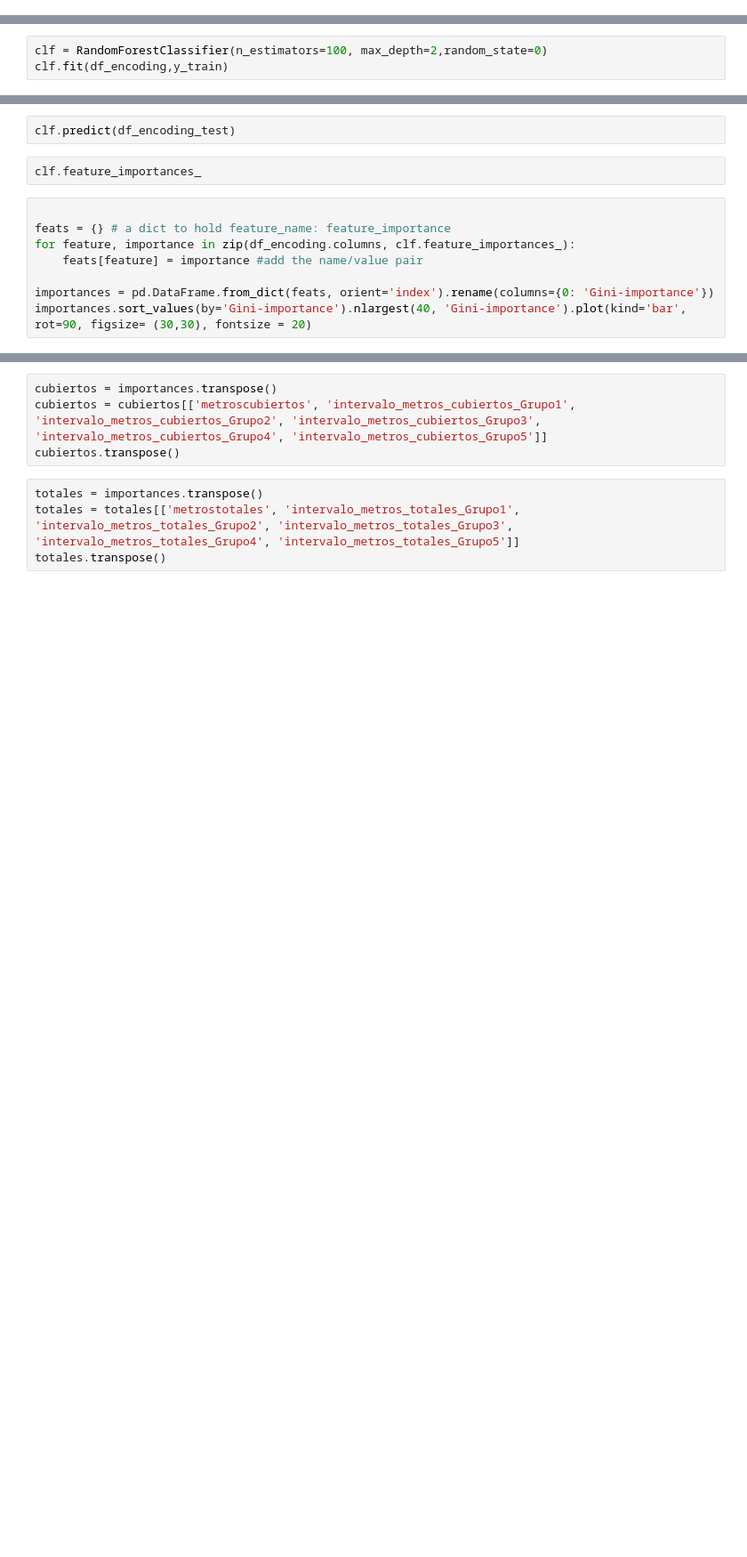
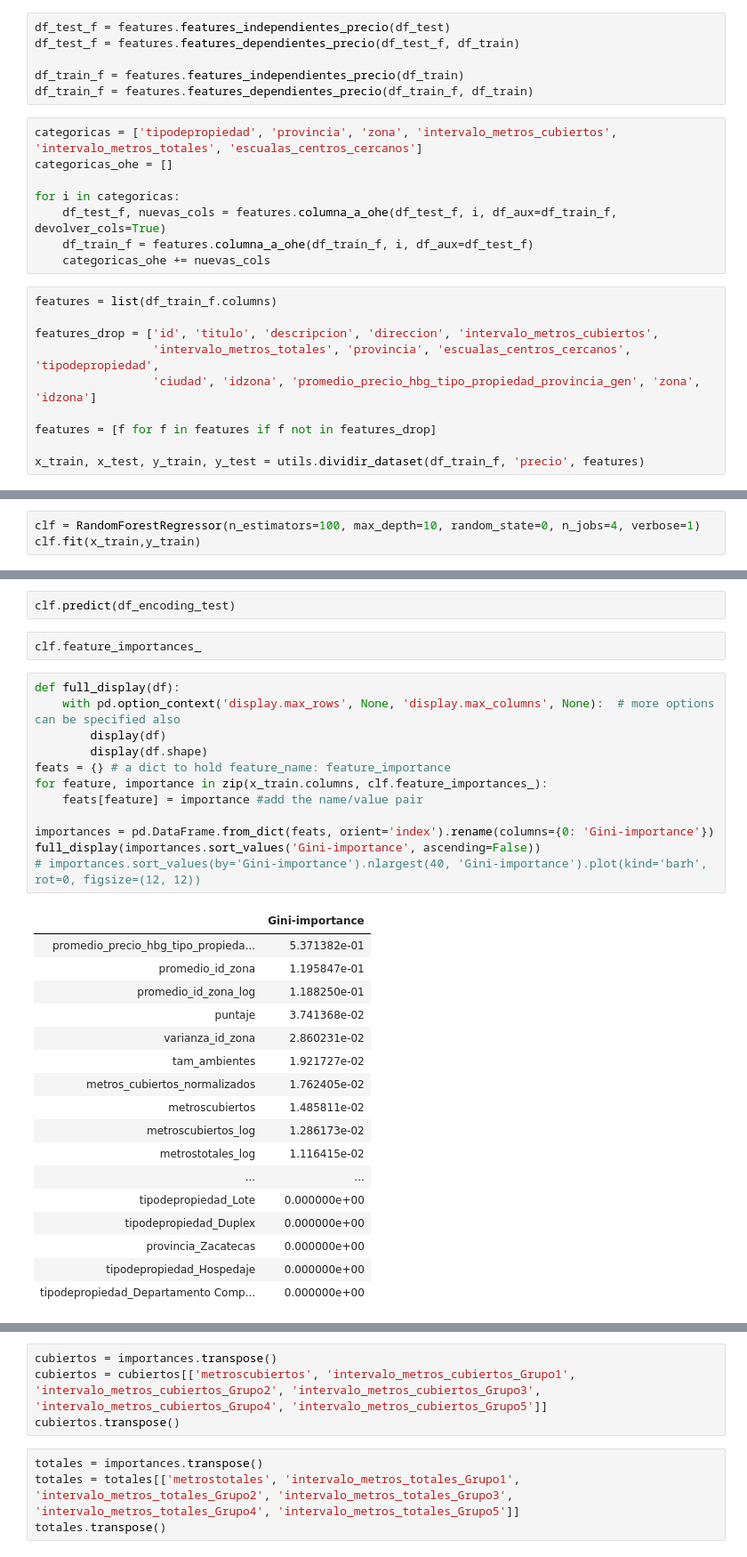
Before and after one commit to JDSanto/datos-tp2, a Jupyter notebook: Random_forest.ipynb, the cells around one changed output, grey strips where cells are left out. Shown at 89% size. Drawn from its saved outputs; the diff is of its cells as text; blank space fills up the shorter version.

Commit message:
Nuevos features, test en Random Forest

```diff
--- a/Random_forest.ipynb
+++ b/Random_forest.ipynb
@@ -43,0 +23,24 @@ categoricos_test = df_ohe_test.fillna(0)
+# %%
+df_test_f = features.features_independientes_precio(df_test)
+df_test_f = features.features_dependientes_precio(df_test_f, df_train)
+
+df_train_f = features.features_independientes_precio(df_train)
+df_train_f = features.features_dependientes_precio(df_train_f, df_train)
+# %%
+categoricas = ['tipodepropiedad', 'provincia', 'zona', 'intervalo_metros_cubiertos', 'intervalo_metros_totales', 'escualas_centros_cercanos']
+categoricas_ohe = []
+
+for i in categoricas:
+    df_test_f, nuevas_cols = features.columna_a_ohe(df_test_f, i, df_aux=df_train_f, devolver_cols=True)
+    df_train_f = features.columna_a_ohe(df_train_f, i, df_aux=df_test_f)
+    categoricas_ohe += nuevas_cols
+# %%
+features = list(df_train_f.columns)
+
+features_drop = ['id', 'titulo', 'descripcion', 'direccion', 'intervalo_metros_cubiertos',
+                 'intervalo_metros_totales', 'provincia', 'escualas_centros_cercanos', 'tipodepropiedad',
+                 'ciudad', 'idzona', 'promedio_precio_hbg_tipo_propiedad_provincia_gen', 'zona', 'idzona']
+
+features = [f for f in features if f not in features_drop]
+
+x_train, x_test, y_train, y_test = utils.dividir_dataset(df_train_f, 'precio', features)
@@ -49,5 +68,5 @@ zona_test = x_test.drop(['titulo', 'descripcion','direccion', 'zona', 'intervalo
 df_encoding_test = pd.merge(zona_test, categoricos_test, on= 'id', how= 'left')
 df_encoding_test = df_encoding_test.drop(['tipodepropiedad_Garage', 'tipodepropiedad_Hospedaje'],axis =1)
 # %%
-clf = RandomForestClassifier(n_estimators=100, max_depth=2,random_state=0)
-clf.fit(df_encoding,y_train)
+clf = RandomForestRegressor(n_estimators=100, max_depth=10, random_state=0, n_jobs=4, verbose=1)
+clf.fit(x_train,y_train)
@@ -63,10 +95,32 @@ clf.predict(df_encoding_test)
 # %%
 clf.feature_importances_
 # %%
-
+def full_display(df):
+    with pd.option_context('display.max_rows', None, 'display.max_columns', None):  # more options can be specified also
+        display(df)
+        display(df.shape)
 feats = {} # a dict to hold feature_name: feature_importance
-for feature, importance in zip(df_encoding.columns, clf.feature_importances_):
+for feature, importance in zip(x_train.columns, clf.feature_importances_):
     feats[feature] = importance #add the name/value pair
 
 importances = pd.DataFrame.from_dict(feats, orient='index').rename(columns={0: 'Gini-importance'})
-importances.sort_values(by='Gini-importance').nlargest(40, 'Gini-importance').plot(kind='bar', rot=90, figsize= (30,30), fontsize = 20)
+full_display(importances.sort_values('Gini-importance', ascending=False))
+# importances.sort_values(by='Gini-importance').nlargest(40, 'Gini-importance').plot(kind='barh', rot=0, figsize=(12, 12))
+# %% [output]
+|  | Gini-importance |
+| promedio_precio_hbg_tipo_propieda... | 5.371382e-01 |
+| promedio_id_zona | 1.195847e-01 |
+| promedio_id_zona_log | 1.188250e-01 |
+| puntaje | 3.741368e-02 |
+| varianza_id_zona | 2.860231e-02 |
+| tam_ambientes | 1.921727e-02 |
+| metros_cubiertos_normalizados | 1.762405e-02 |
+| metroscubiertos | 1.485811e-02 |
+| metroscubiertos_log | 1.286173e-02 |
+| metrostotales_log | 1.116415e-02 |
+| ... | ... |
+| tipodepropiedad_Lote | 0.000000e+00 |
+| tipodepropiedad_Duplex | 0.000000e+00 |
+| provincia_Zacatecas | 0.000000e+00 |
+| tipodepropiedad_Hospedaje | 0.000000e+00 |
+| tipodepropiedad_Departamento Comp... | 0.000000e+00 |
```
Also changed, not shown: parts of 10 cells of this notebook, 8 other files.
